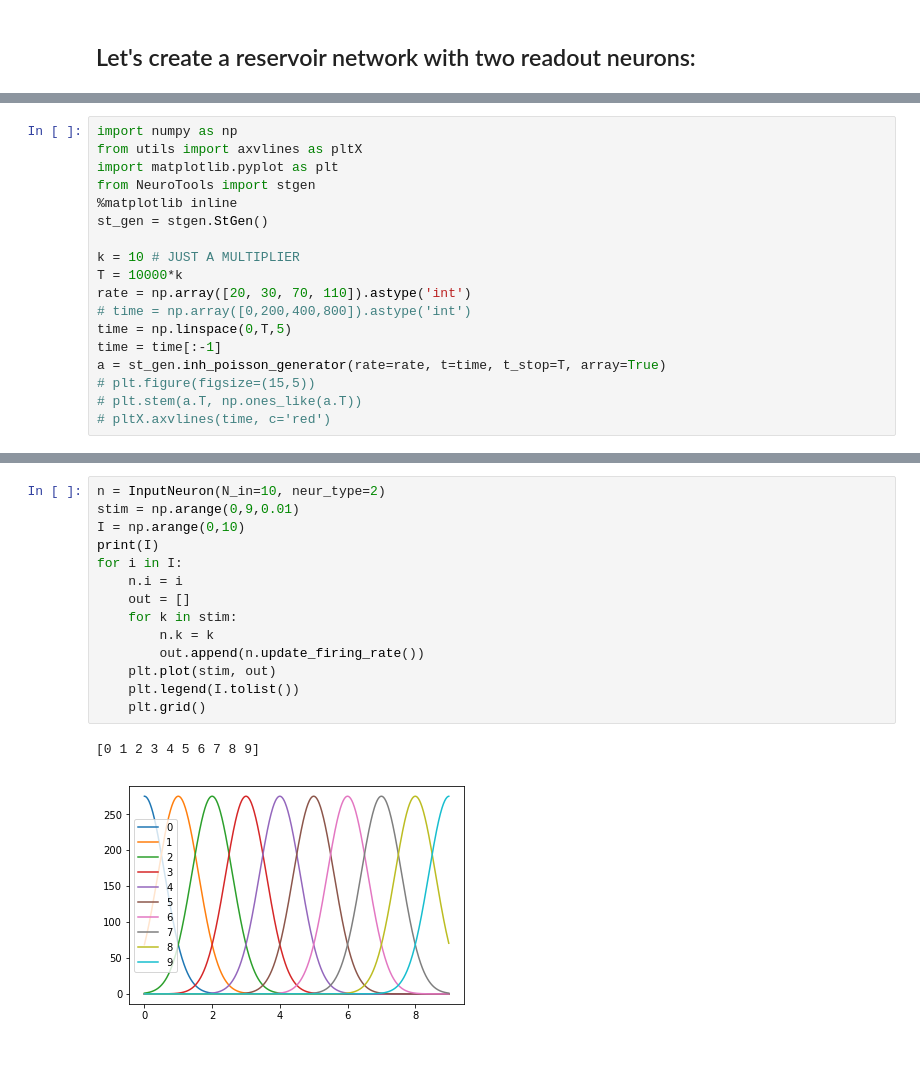
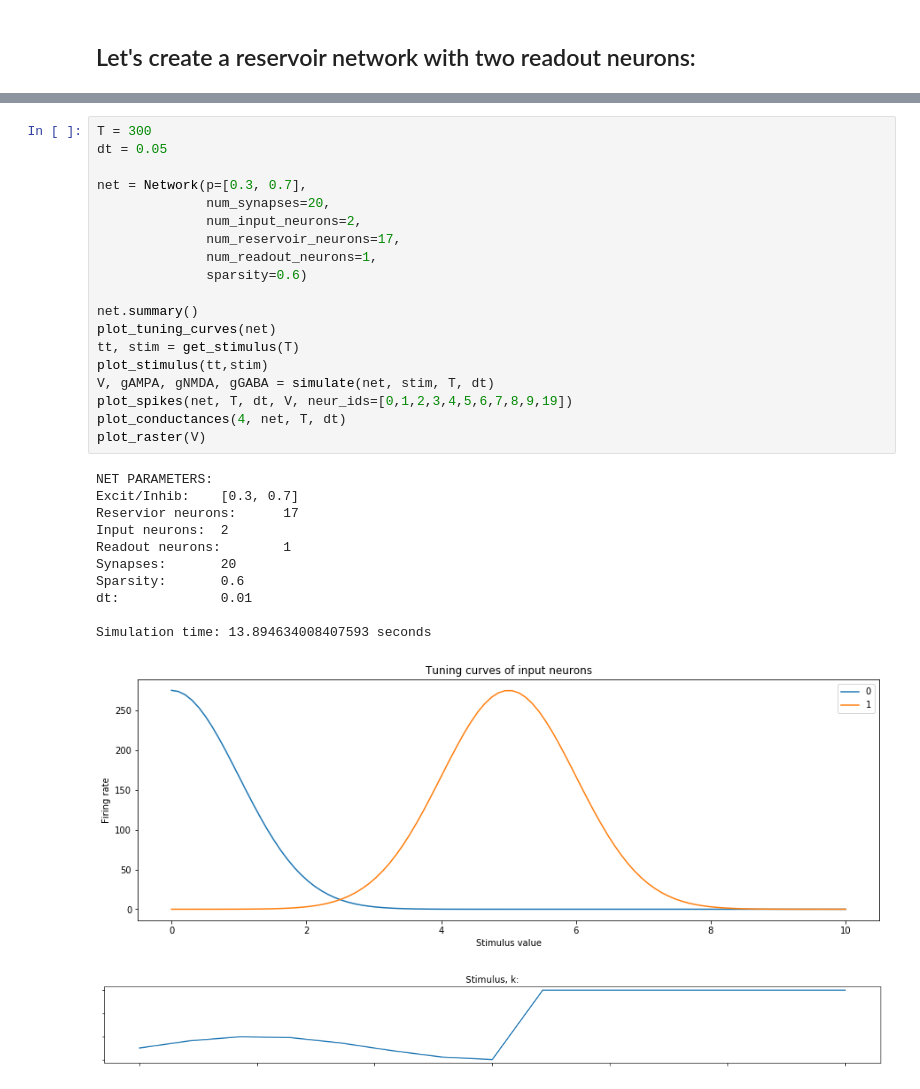
Before and after one commit to zardoz81/TUTORIALS, a Jupyter notebook: KURIKAWA.ipynb, the cells around one changed output, grey strips where cells are left out. Saved outputs shown, nothing was run; the diff lists cells and outputs as text; blank space fills up the shorter version.

Commit message:
StimPresentation1

```diff
--- a/KURIKAWA.ipynb
+++ b/KURIKAWA.ipynb
@@ -359,18 +4,0 @@ Text(0.5,1,'1')
-# %%
-import numpy as np
-from utils import axvlines as pltX
-import matplotlib.pyplot as plt
-from NeuroTools import stgen
-%matplotlib inline
-st_gen = stgen.StGen()
-
-k = 10 # JUST A MULTIPLIER
-T = 10000*k
-rate = np.array([20, 30, 70, 110]).astype('int')
-# time = np.array([0,200,400,800]).astype('int')
-time = np.linspace(0,T,5)
-time = time[:-1]
-a = st_gen.inh_poisson_generator(rate=rate, t=time, t_stop=T, array=True)
-# plt.figure(figsize=(15,5))
-# plt.stem(a.T, np.ones_like(a.T))
-# pltX.axvlines(time, c='red')
@@ -800,17 +421,32 @@ EXC neuron #: 4,         Receives Nothing        on synapse #: 4         from ne
-# %%
-n = InputNeuron(N_in=10, neur_type=2)
-stim = np.arange(0,9,0.01)
-I = np.arange(0,10)
-print(I)
-for i in I:
-    n.i = i
-    out = []
-    for k in stim:
-        n.k = k
-        out.append(n.update_firing_rate())
-    plt.plot(stim, out)
-    plt.legend(I.tolist())
-    plt.grid()
-# %% [output]
-[0 1 2 3 4 5 6 7 8 9]
-[figure, removed]
+# %%
+T = 300
+dt = 0.05
+
+net = Network(p=[0.3, 0.7],
+              num_synapses=20,
+              num_input_neurons=2,
+              num_reservoir_neurons=17,
+              num_readout_neurons=1,
+              sparsity=0.6)
+
+net.summary()
+plot_tuning_curves(net)
+tt, stim = get_stimulus(T)
+plot_stimulus(tt,stim)
+V, gAMPA, gNMDA, gGABA = simulate(net, stim, T, dt)
+plot_spikes(net, T, dt, V, neur_ids=[0,1,2,3,4,5,6,7,8,9,19])
+plot_conductances(4, net, T, dt)
+plot_raster(V)
+# %% [output]
+NET PARAMETERS:
+Excit/Inhib:    [0.3, 0.7]
+Reservior neurons:      17
+Input neurons:  2
+Readout neurons:        1
+Synapses:       20
+Sparsity:       0.6
+dt:             0.01
+
+Simulation time: 13.894634008407593 seconds
+[figure, added]
+[figure, added]
```
Also changed, not shown: parts of 20 cells of this notebook, 1 other file.
